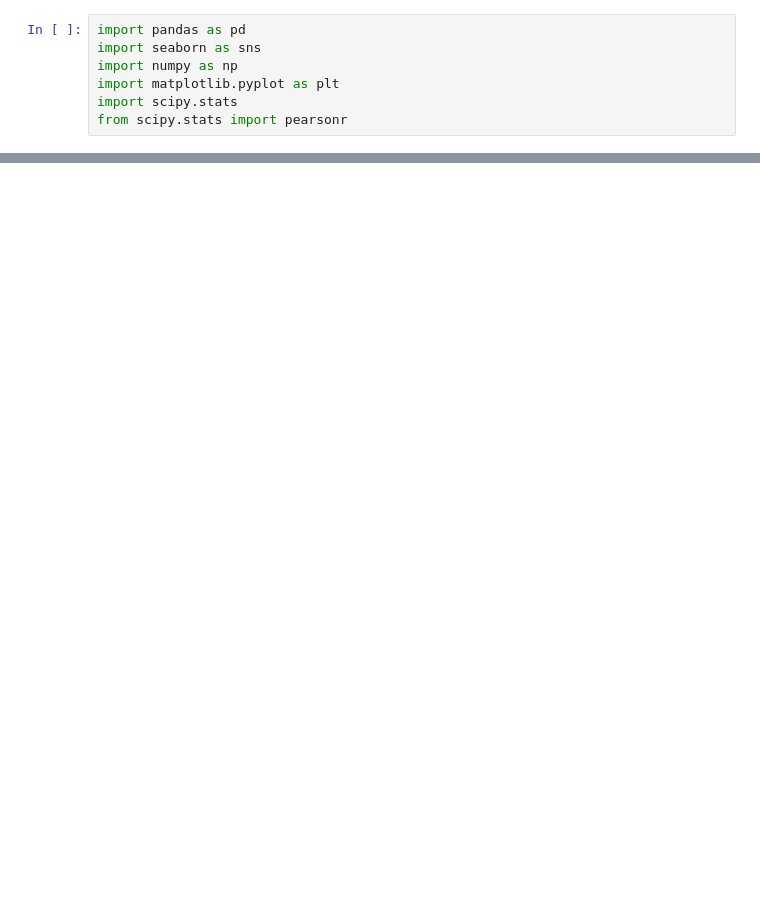
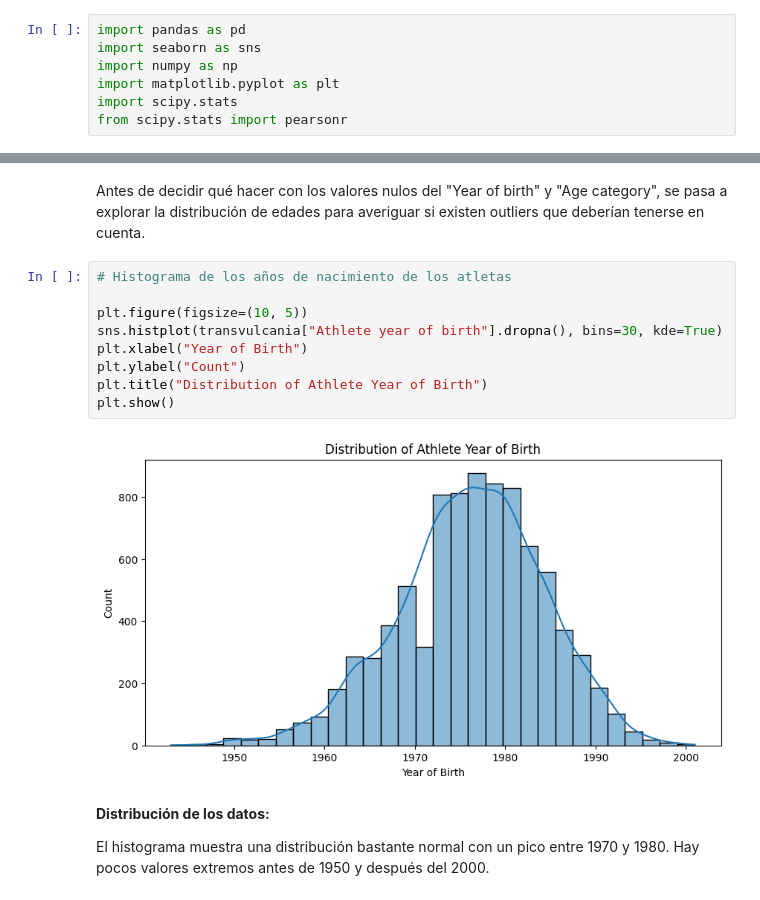
Before and after one commit to andalons/ultra-marathon-EDA, a Jupyter notebook: eda_ultra_marathon.ipynb, the cells around one changed output, grey strips where cells are left out. Cells and saved outputs as stored; diff of their text form; blank space fills up the shorter version.

```diff
--- a/eda_ultra_marathon.ipynb
+++ b/eda_ultra_marathon.ipynb
@@ -67,0 +105,17 @@ transvulcania.head()
+# %% [markdown]
+Antes de decidir qué hacer con los valores nulos del "Year of birth" y "Age category", se pasa a explorar la distribución de edades para averiguar si existen outliers que deberían tenerse en cuenta.
+# %%
+# Histograma de los años de nacimiento de los atletas
+
+plt.figure(figsize=(10, 5))
+sns.histplot(transvulcania["Athlete year of birth"].dropna(), bins=30, kde=True)
+plt.xlabel("Year of Birth")
+plt.ylabel("Count")
+plt.title("Distribution of Athlete Year of Birth")
+plt.show()
+# %% [output]
+[figure, added]
+# %% [markdown]
+**Distribución de los datos:**
+
+El histograma muestra una distribución bastante normal con un pico entre 1970 y 1980. Hay pocos valores extremos antes de 1950 y después del 2000.
```
Also changed, not shown: parts of 28 cells of this notebook, 1 other file.
